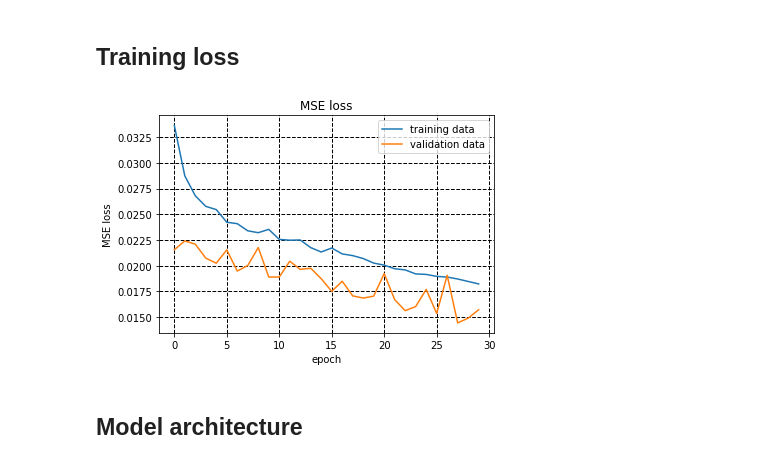
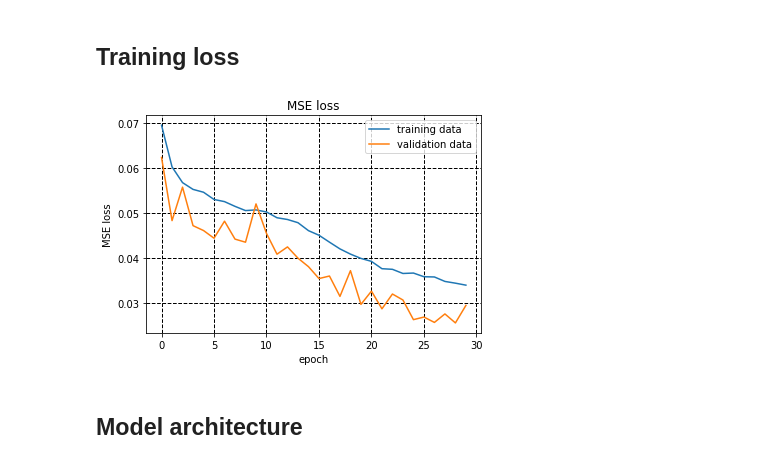
Before and after one commit to Daard/CarND-Behavioral-Cloning-P3, a Jupyter notebook: visualize.ipynb, the cells around one changed output. Saved outputs shown, nothing was run; the diff lists cells and outputs as text; code cells hidden in the pictures.

```diff
--- a/visualize.ipynb
+++ b/visualize.ipynb
@@ -57,18 +57,18 @@ plot(final_image, "Final image")
 # %%
 import matplotlib.pyplot as plt
 %matplotlib inline
-loss = [0.033662038928856372, 0.028743688350945582, 0.026802917955154652, 0.025769701745655498, 0.025457422206712644, 0.02422665569214956, 0.024086554597903279, 0.023394927884351786, 0.023210107973604635, 0.023533854937249264, 0.022559882954166367, 0.022480258257977326, 0.022500718627924791, 0.021757555841546514, 0.021332714175799655, 0.021721857906491324, 0.02114514207934547, 0.020980281657965272, 0.020695435339915285, 0.020252044998832607, 0.020055137164357587, 0.019701696271638952, 0.019588898647143072, 0.019198761723805788, 0.01915090185820166, 0.018960833912292252, 0.018893891001988364, 0.018706752728571155, 0.018466459216889605, 0.018225391446389651]
-valid_loss = [0.021544674745024139, 0.022406013710285302, 0.022091634627153623, 0.020734456372424145, 0.020242765508777467, 0.021538911294655419, 0.019477105940418755, 0.020014051069964223, 0.021767700558982382, 0.0188957349957889, 0.018895826756546451, 0.02043509086714455, 0.019642220884190861, 0.019751964767106729, 0.018732922522360411, 0.017501503173539889, 0.018486956120538179, 0.017063165166929586, 0.016850258951163412, 0.017035871818291012, 0.019236071419841912, 0.016694398124271363, 0.015627204194961497, 0.016025352222261143, 0.017692891565795562, 0.015354680254202873, 0.019066986984652073, 0.014433143400953185, 0.014897310096233045, 0.015714093171690233]
+loss = [0.069503111583289728, 0.060257023502552902, 0.056765922930783141, 0.055263324961609732, 0.054630442273538922, 0.053026880552839113, 0.052547035382925718, 0.051493847476005168, 0.050559861499311229, 0.050705761974702793, 0.050251286797261978, 0.04896742251899882, 0.048578259692804673, 0.047867846325907813, 0.046102011855133997, 0.045083790652506624, 0.043546181636526328, 0.042050500639152062, 0.040894788047567486, 0.039937813672509349, 0.039281644847773314, 0.037654984511220076, 0.037518399135373373, 0.036596266600462037, 0.036688353715258637, 0.0358739294716049, 0.03582006434833445, 0.034831004836796804, 0.034443419333395259, 0.034003427024032348]
+valid_loss = [0.062352443090601985, 0.048329730809675849, 0.05575396214238184, 0.047211714399188642, 0.046127221963297889, 0.044423642631662756, 0.048206576443782762, 0.044222728642809954, 0.043536947872824298, 0.052038274964983852, 0.045483862317056194, 0.040873626359597973, 0.042492919173101787, 0.039990840333721273, 0.038107166775524066, 0.035466514645417099, 0.036028741725563806, 0.031506506232347055, 0.037219930523332202, 0.029738302836899336, 0.032677625027618527, 0.028749112848944811, 0.032034858878728291, 0.030705211415408291, 0.026344768513373272, 0.026919811122447949, 0.025730758224029416, 0.027613928408712296, 0.025619383539373809, 0.029508480361105635]
 plt.plot(loss)
 plt.plot(valid_loss)
 plt.title('MSE loss')
 plt.ylabel('MSE loss')
 plt.xlabel('epoch')
 plt.legend(['training data', 'validation data'], loc='upper right')
 plt.grid(color='black', linestyle='--', linewidth=1)
 plt.show()
 # %% [output]
-[figure, old version]
+[figure, new version]
 # %%
 loss = \
 valid_loss = \
```
